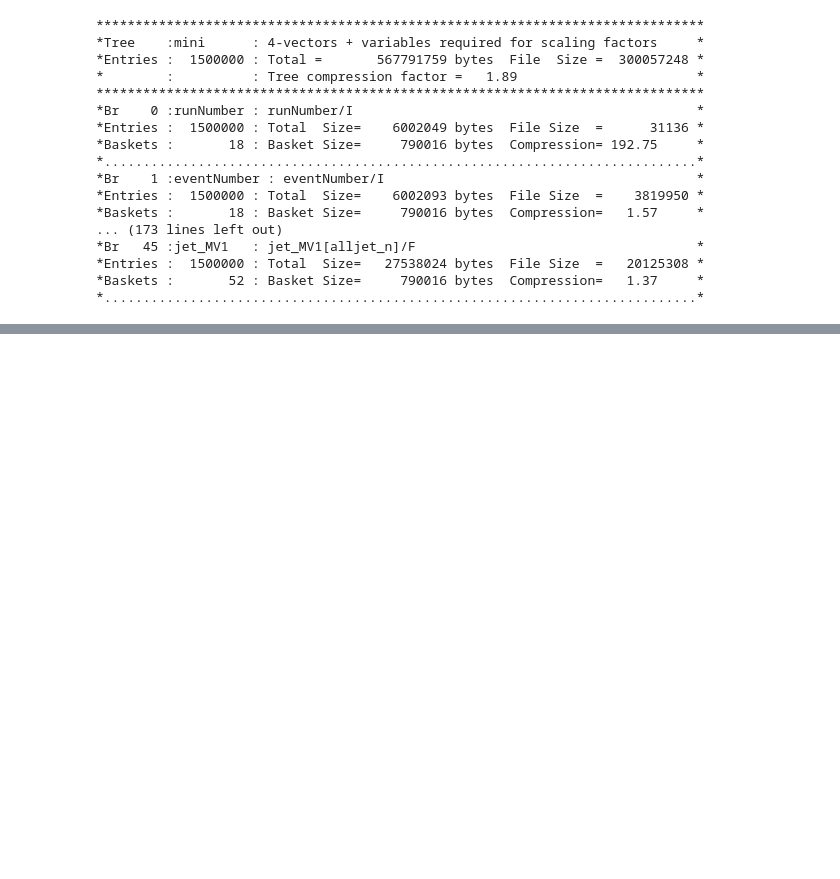
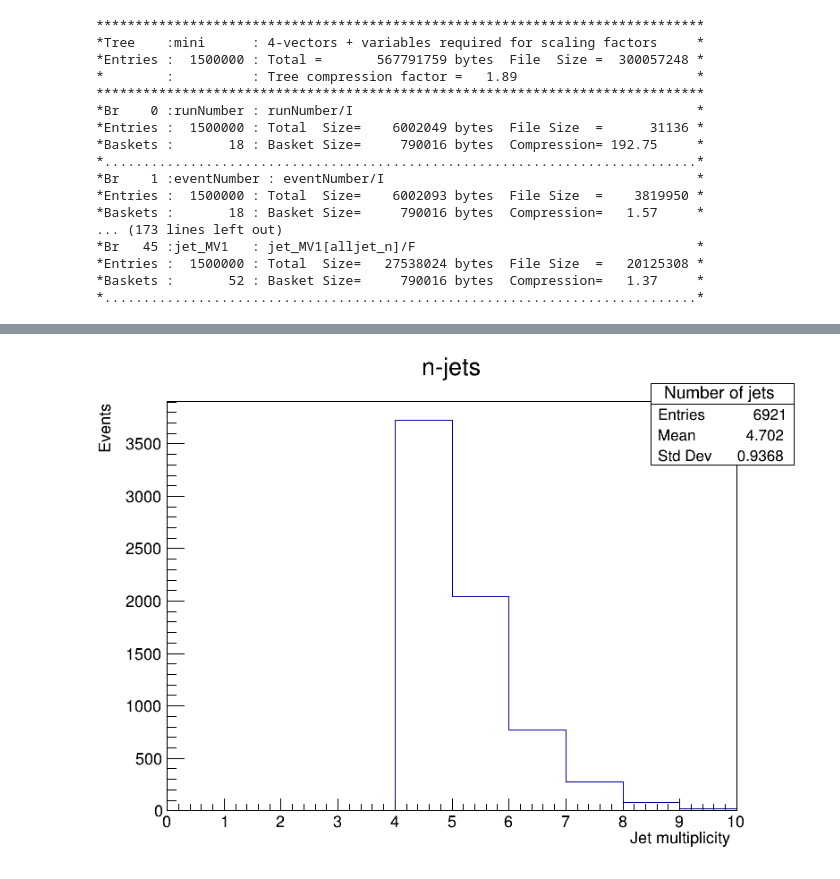
Before and after one commit to anmgomezmo/Excercises_3_root, a Jupyter notebook: ScaleFactors.ipynb, the cells around one changed output, grey strips where cells are left out. Saved outputs shown, nothing was run; the diff lists cells and outputs as text; code cells hidden in the pictures; blank space fills up the shorter version.

```diff
--- a/ScaleFactors.ipynb
+++ b/ScaleFactors.ipynb
@@ -27,0 +273,5 @@ tree->Print();
+# %%
+hist_jetn_data->Draw();
+canvas->Draw();
+# %% [output]
+[figure, added]
```
Also changed, not shown: parts of 11 cells of this notebook, 4 other files.
